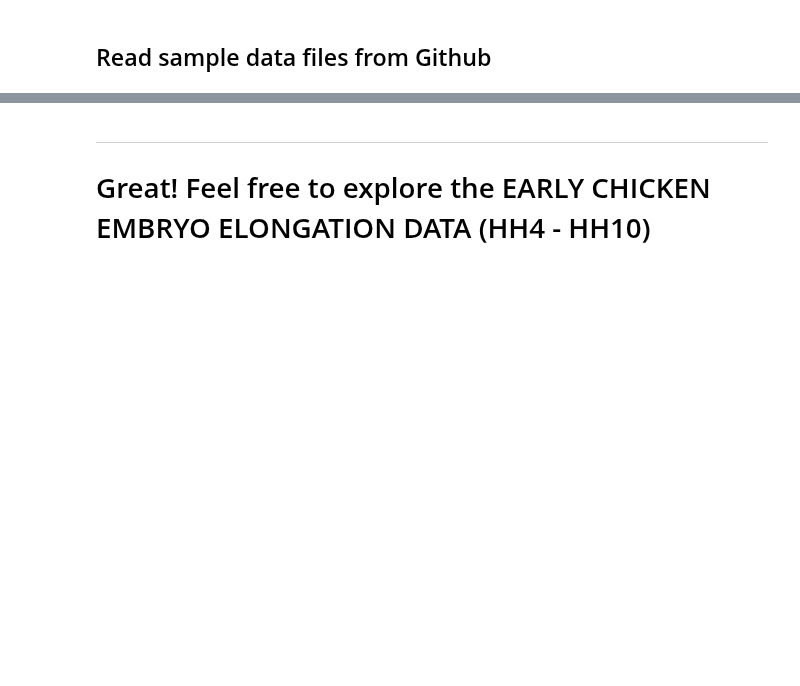
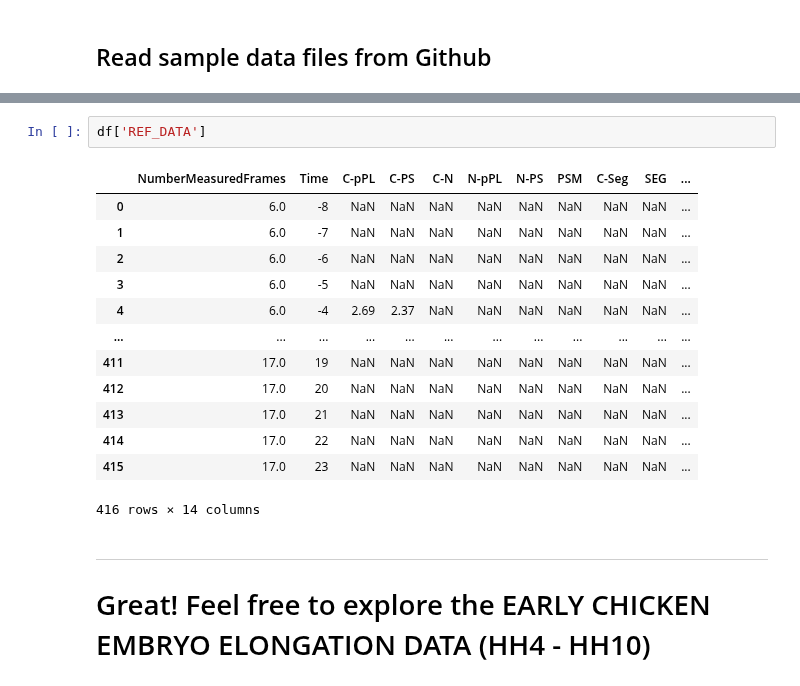
Before and after one commit to pjmartel/ChEEQ_tool, a Jupyter notebook: embryo_tool.ipynb, the cells around one changed output, grey strips where cells are left out. Cells and saved outputs as stored; diff of their text form; blank space fills up the shorter version.

```diff
--- a/embryo_tool.ipynb
+++ b/embryo_tool.ipynb
@@ -222,6 +223,22 @@ REF_DATA: After cleaning, the new data frame size is (228, 14)
 Experiments_SingleObservations: After cleaning, the new data frame size is (28, 14)
 
 Experiments_ObservationsOverTim: After cleaning, the new data frame size is (30, 14)
+# %%
+df['REF_DATA']
+# %% [output]
+|  | NumberMeasuredFrames | Time | C-pPL | C-PS | C-N | N-pPL | N-PS | PSM | C-Seg | SEG | ... |
+| 0 | 6.0 | -8 | NaN | NaN | NaN | NaN | NaN | NaN | NaN | NaN | ... |
+| 1 | 6.0 | -7 | NaN | NaN | NaN | NaN | NaN | NaN | NaN | NaN | ... |
+| 2 | 6.0 | -6 | NaN | NaN | NaN | NaN | NaN | NaN | NaN | NaN | ... |
+| 3 | 6.0 | -5 | NaN | NaN | NaN | NaN | NaN | NaN | NaN | NaN | ... |
+| 4 | 6.0 | -4 | 2.69 | 2.37 | NaN | NaN | NaN | NaN | NaN | NaN | ... |
+| ... | ... | ... | ... | ... | ... | ... | ... | ... | ... | ... | ... |
+| 411 | 17.0 | 19 | NaN | NaN | NaN | NaN | NaN | NaN | NaN | NaN | ... |
+| 412 | 17.0 | 20 | NaN | NaN | NaN | NaN | NaN | NaN | NaN | NaN | ... |
+| 413 | 17.0 | 21 | NaN | NaN | NaN | NaN | NaN | NaN | NaN | NaN | ... |
+| 414 | 17.0 | 22 | NaN | NaN | NaN | NaN | NaN | NaN | NaN | NaN | ... |
+| 415 | 17.0 | 23 | NaN | NaN | NaN | NaN | NaN | NaN | NaN | NaN | ... |
+416 rows × 14 columns
 # %% [markdown]
 ---
 # Great! Feel free to explore the EARLY CHICKEN EMBRYO ELONGATION DATA (HH4 - HH10)
```
Also changed, not shown: parts of 8 cells of this notebook.
